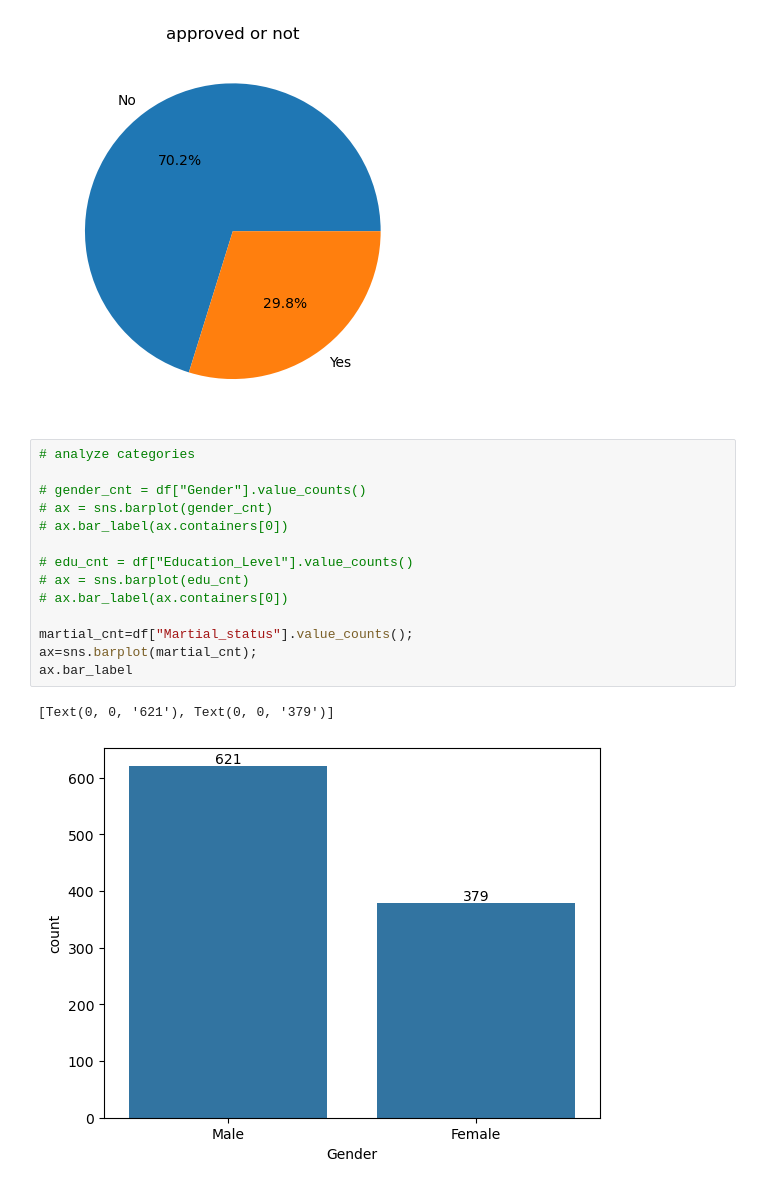
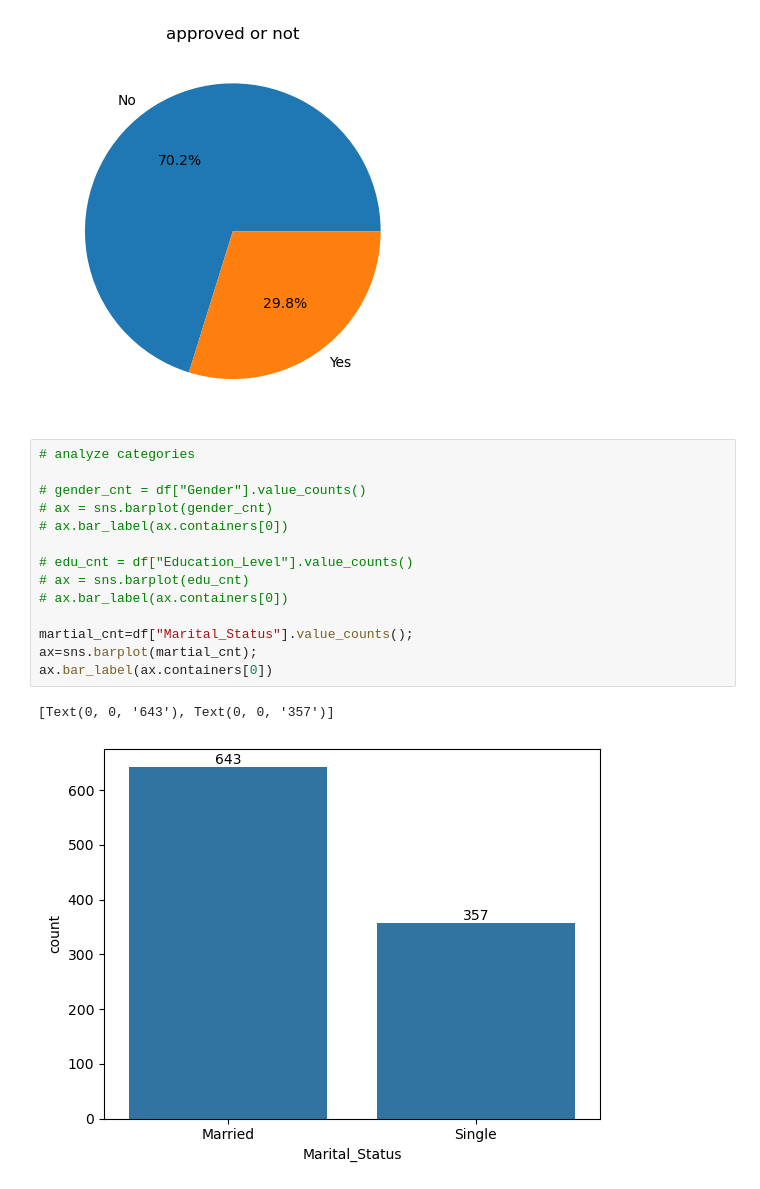
Before and after one commit to Aman-8343/Machine_Learning, a Jupyter notebook: Supervised_ML/Minor Project/Loan_approval_system.ipynb, the cells around one changed output. Drawn from its saved outputs; the diff is of its cells as text.

```diff
--- a/Supervised_ML/Minor Project/Loan_approval_system.ipynb
+++ b/Supervised_ML/Minor Project/Loan_approval_system.ipynb
@@ -69,17 +69,17 @@ Text(0.5, 1.0, 'approved or not')
 # %%
 # analyze categories
 
 # gender_cnt = df["Gender"].value_counts()
 # ax = sns.barplot(gender_cnt)
 # ax.bar_label(ax.containers[0])
 
 # edu_cnt = df["Education_Level"].value_counts()
 # ax = sns.barplot(edu_cnt)
 # ax.bar_label(ax.containers[0])
 
-martial_cnt=df["Martial_status"].value_counts();
+martial_cnt=df["Marital_Status"].value_counts();
 ax=sns.barplot(martial_cnt);
-ax.bar_label
+ax.bar_label(ax.containers[0])
 # %% [output]
-[Text(0, 0, '621'), Text(0, 0, '379')]
+[Text(0, 0, '643'), Text(0, 0, '357')]
-[figure, old version]
+[figure, new version]
```
Also changed, not shown: parts of 1 cell of this notebook.
